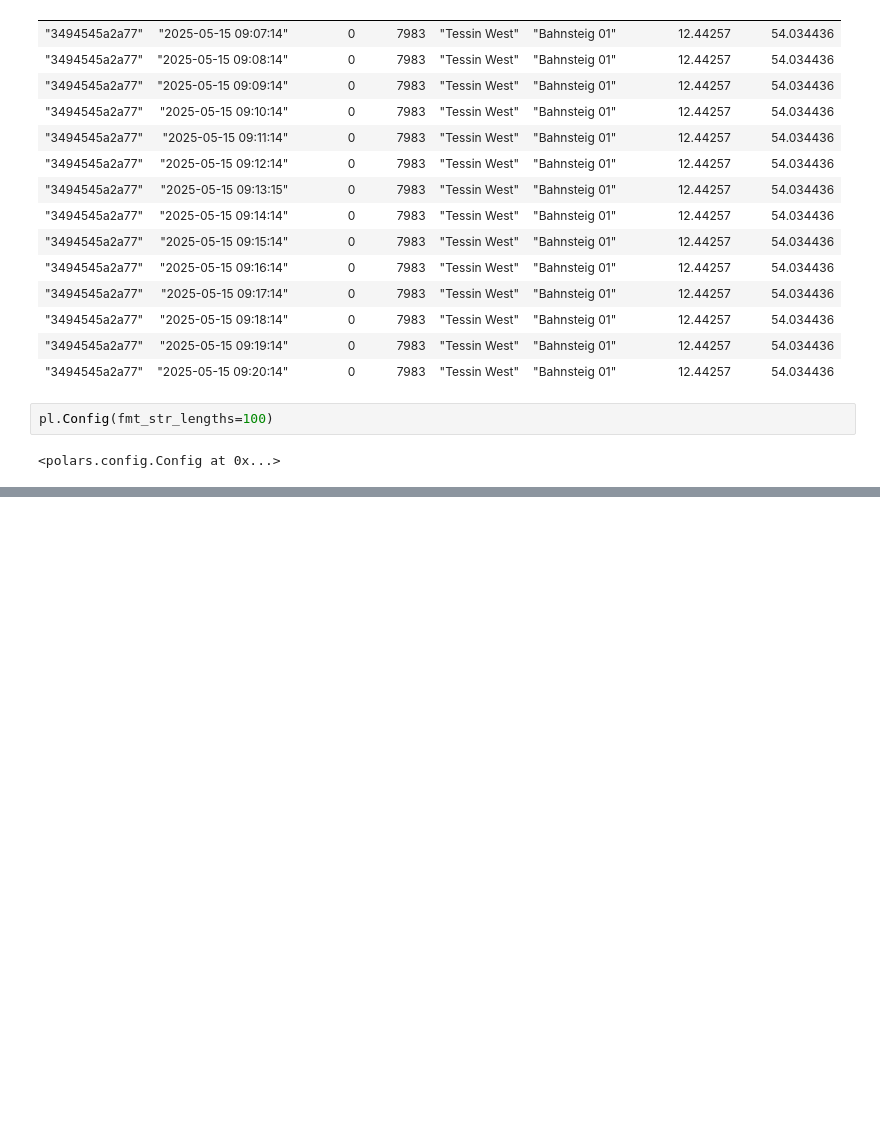
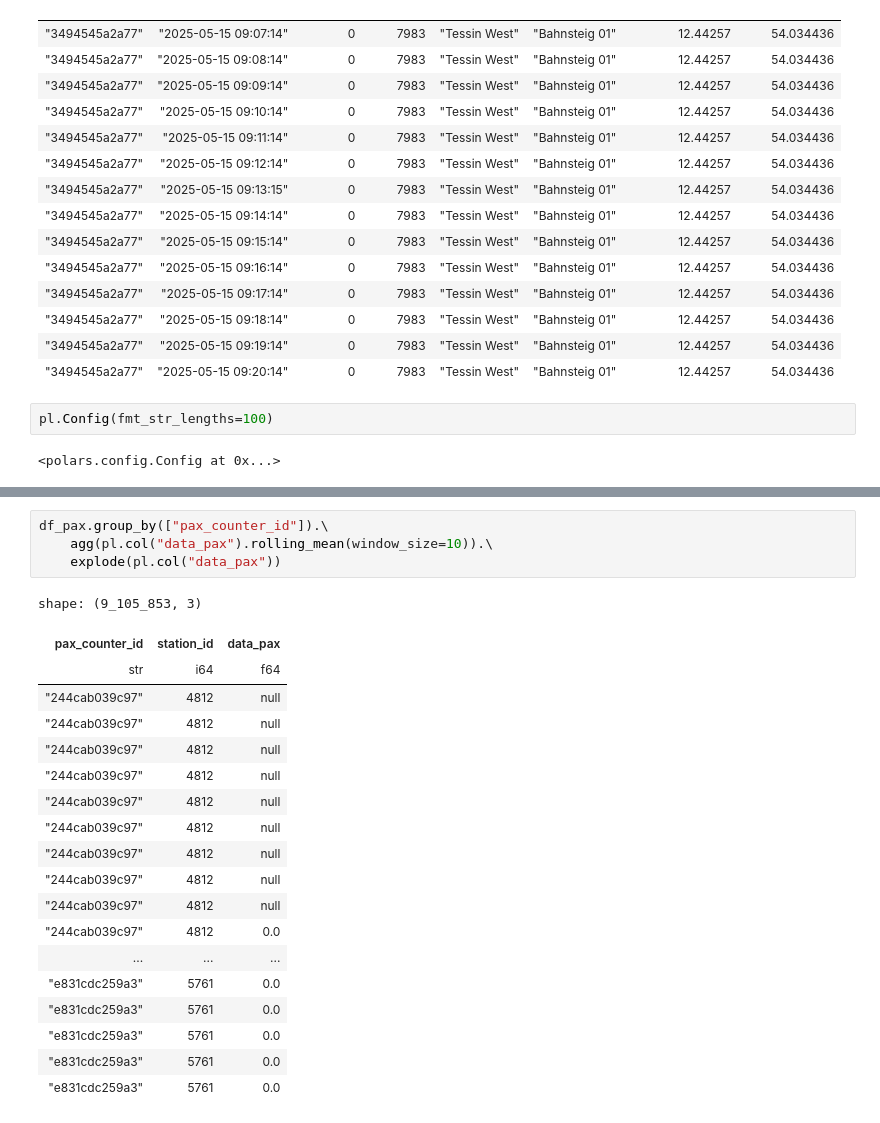
Before and after one commit to OpenRail-Playground/stations-of-sorrow, a Jupyter notebook: data_prep/congestions.ipynb, the cells around one changed output, grey strips where cells are left out. Cells and saved outputs as stored; diff of their text form; blank space fills up the shorter version.

```diff
--- a/src/congestions.ipynb
+++ b/data_prep/congestions.ipynb
@@ -435,0 +458,24 @@ pl.Config(fmt_str_lengths=100)
+# %%
+df_pax.group_by(["pax_counter_id"]).\
+    agg(pl.col("data_pax").rolling_mean(window_size=10)).\
+    explode(pl.col("data_pax"))
+# %% [output]
+shape: (9_105_853, 3)
+| pax_counter_id | station_id | data_pax |
+| str | i64 | f64 |
+| "244cab039c97" | 4812 | null |
+| "244cab039c97" | 4812 | null |
+| "244cab039c97" | 4812 | null |
+| "244cab039c97" | 4812 | null |
+| "244cab039c97" | 4812 | null |
+| "244cab039c97" | 4812 | null |
+| "244cab039c97" | 4812 | null |
+| "244cab039c97" | 4812 | null |
+| "244cab039c97" | 4812 | null |
+| "244cab039c97" | 4812 | 0.0 |
+| ... | ... | ... |
+| "e831cdc259a3" | 5761 | 0.0 |
+| "e831cdc259a3" | 5761 | 0.0 |
+| "e831cdc259a3" | 5761 | 0.0 |
+| "e831cdc259a3" | 5761 | 0.0 |
+| "e831cdc259a3" | 5761 | 0.0 |
```
Also changed, not shown: parts of 2 cells of this notebook.
